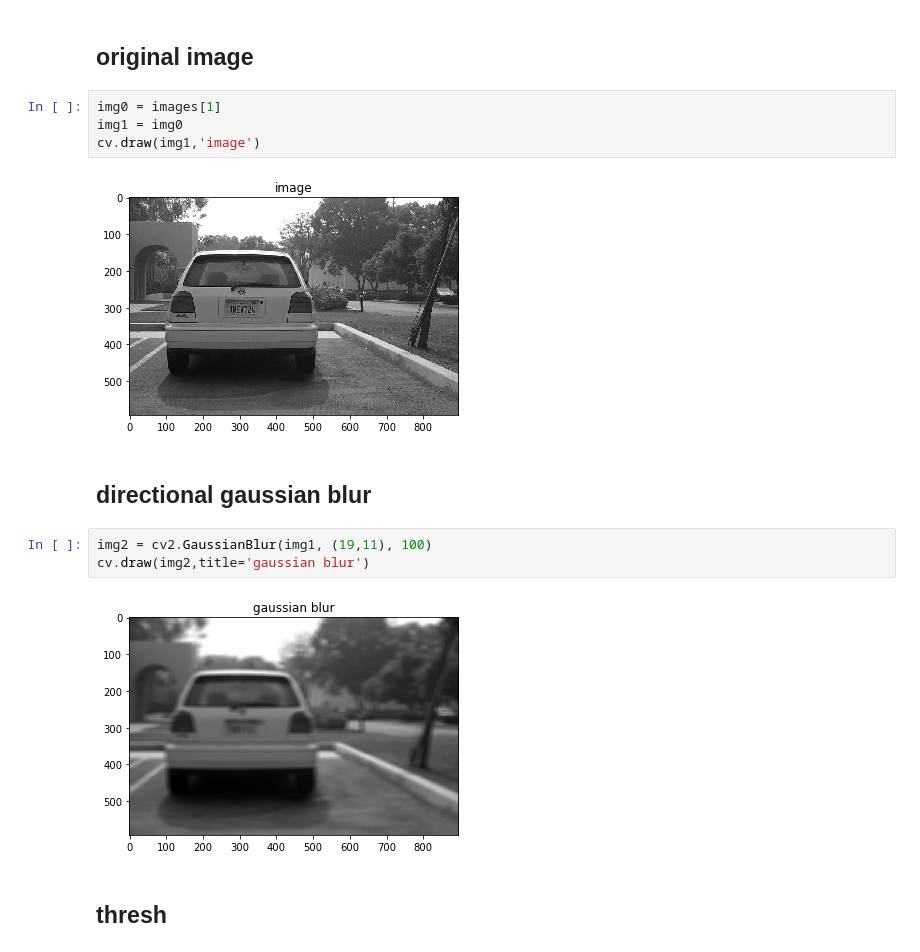
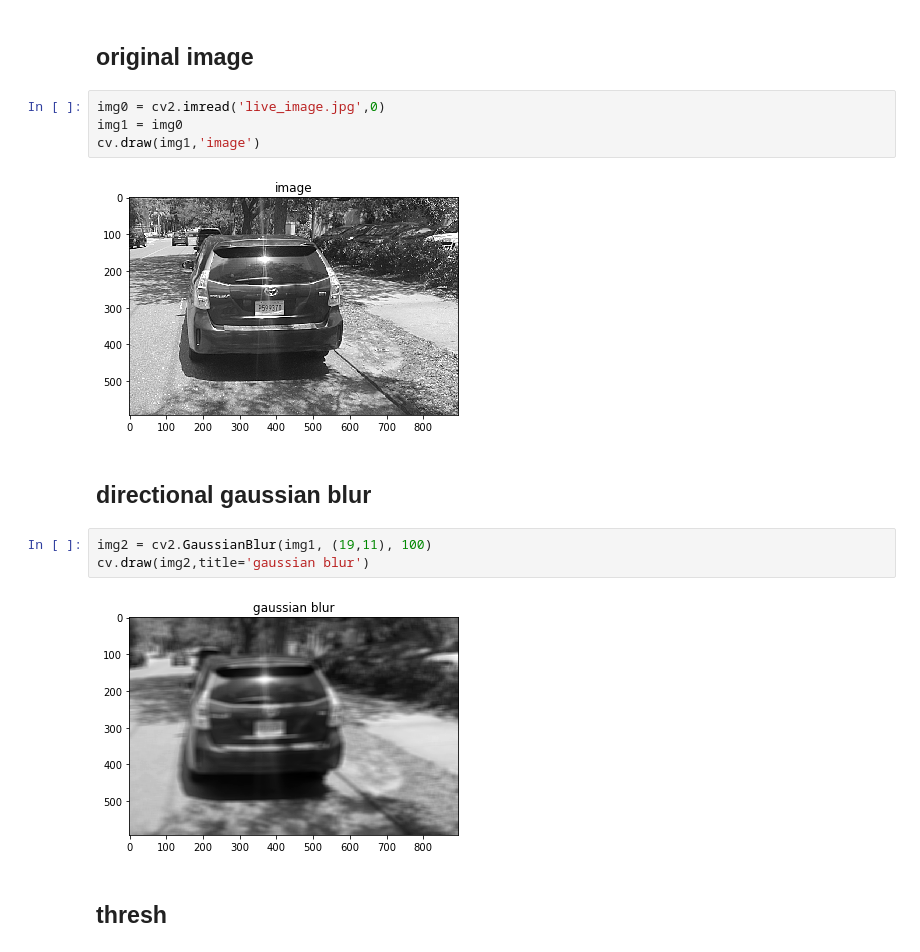
Before and after one commit to medenzon/ComputerVision, a Jupyter notebook: LicensePlateFinder.ipynb, the cells around one changed output. Drawn from its saved outputs; the diff is of its cells as text.

```diff
--- a/LicensePlateFinder.ipynb
+++ b/LicensePlateFinder.ipynb
@@ -19,18 +19,18 @@ for filename in filenames:
 # %% [markdown]
 ## original image
 # %%
-img0 = images[1]
+img0 = cv2.imread('live_image.jpg',0)
 img1 = img0
 cv.draw(img1,'image')
 # %% [output]
-[figure, old version]
+[figure, new version]
 # %% [markdown]
 ## directional gaussian blur
 # %%
 img2 = cv2.GaussianBlur(img1, (19,11), 100)
 cv.draw(img2,title='gaussian blur')
 # %% [output]
-[figure, old version]
+[figure, new version]
 # %% [markdown]
 ## thresh
 # %%
```
Also changed, not shown: parts of 8 cells of this notebook, 3 other files.
